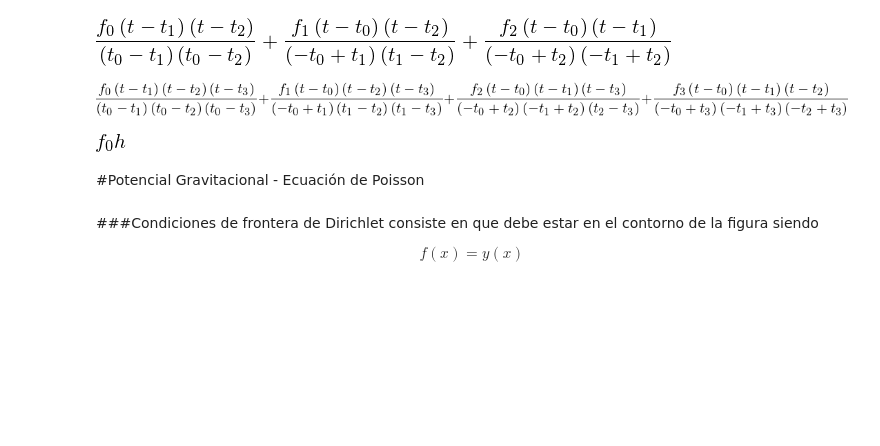
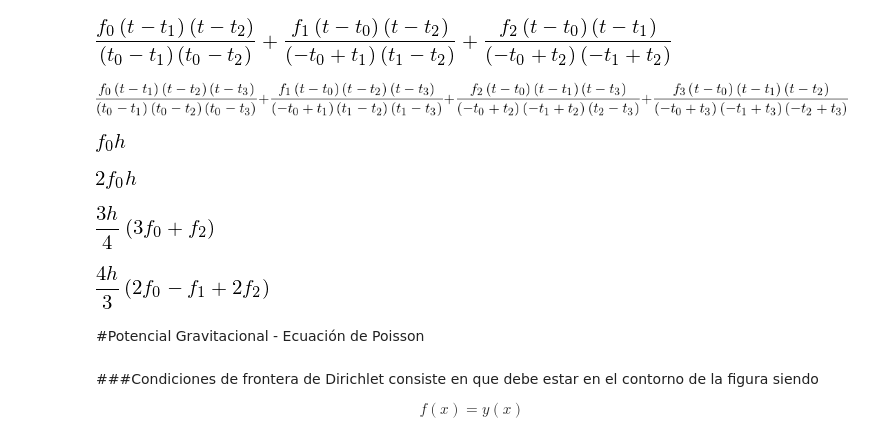
Before and after one commit to JAleAguilera/MC, a Jupyter notebook: Tareas/HW6/HW6.ipynb, the cells around one changed output. Saved outputs shown, nothing was run; the diff lists cells and outputs as text; code cells hidden in the pictures; blank space fills up the shorter version.

```diff
--- a/Tareas/HW6/HW6.ipynb
+++ b/Tareas/HW6/HW6.ipynb
@@ -68,25 +68,44 @@ Lagrange(4)
 
 init_printing(use_unicode=True)
 
-
 def Adams(Num):
 
     Polinomio=Lagrange(Num)
-    t=symbols('t')
-    arraySim=symarray('t', Num)
+    t=symbols('t:%d' %Num)
+    arraySim=[]
+    t2=symbols('t')
     h=symbols('h')
 
     for i in range(Num):
 
-        Polinomio = Polinomio.subs(arraySim[i],arraySim[0]-i*h)
-        integral=sm.simplify(sm.integrate(Polinomio,(t,arraySim[0],(arraySim[0]+h))))
+        Actual= (t[i],t[0] - i*h)
+        arraySim.append(Actual)
 
-    return integral
+    final = integrate(Polinomio,(t2, t[i], t[0]+ h))
+    final2 = final.subs(arraySim)
+    final3= sm.simplify(final2)
+
+    return final3
 # %%
 #Función de orden uno (1)
 Adams(1)
 # %% [output]
 [figure]
+# %%
+#Función de orden uno (2)
+Adams(2)
+# %% [output]
+[figure, added]
+# %%
+#Función de orden uno (3)
+Adams(3)
+# %% [output]
+[figure, added]
+# %%
+#Función de orden uno (4)
+Adams(4)
+# %% [output]
+[figure, added]
 # %% [markdown]
 #Potencial Gravitacional - Ecuación de Poisson
 # %%
```
Also changed, not shown: parts of 27 cells of this notebook.
